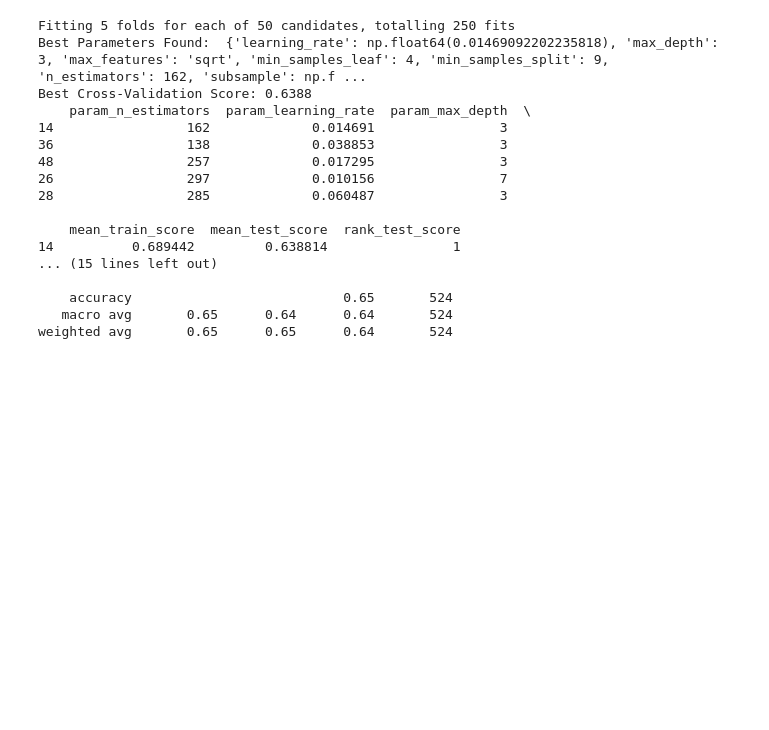
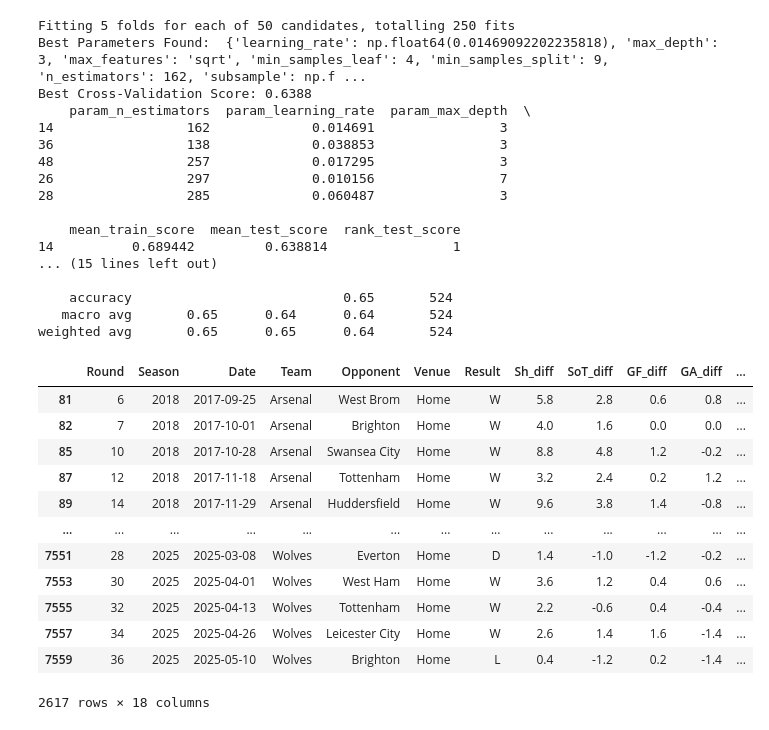
Before and after one commit to thanhbinh911/ML-Project-Football-Prediction, a Jupyter notebook: Training/training.ipynb, the cells around one changed output. Cells and saved outputs as stored; diff of their text form; code cells hidden in the pictures; blank space fills up the shorter version.

```diff
--- a/training.ipynb
+++ b/Training/training.ipynb
@@ -359,7 +359,7 @@ def make_predictions_balanced(data, predictors):
 predictors = ['SoT_diff', 'Poss_diff', 'unbeaten_streak_diff',"GA_diff","GF_diff",'xG_diff', 'xGA_diff',
        'LastSeasonRank', 'PromotedMatchup']
 # %%
-matchesB = matches[["Team","Opponent", "Season", "Venue", "Date", "Result", 'Sh_diff', 'SoT_diff', 'GF_diff', 'GA_diff', 'xG_diff', 'xGA_diff', 'Poss_diff', 'unbeaten_streak_diff',
+matchesB = matches[["Round","Season", "Date", "Team","Opponent", "Venue",  "Result", 'Sh_diff', 'SoT_diff', 'GF_diff', 'GA_diff', 'xG_diff', 'xGA_diff', 'Poss_diff', 'unbeaten_streak_diff',
        'LastSeasonRank', 'PromotedMatchup',"target"]]
 # %%
 matchesB = matchesB[matchesB["Venue"] == "Home"]
@@ -734,3 +732,21 @@ Best Cross-Validation Score: 0.6388
     accuracy                           0.65       524
    macro avg       0.65      0.64      0.64       524
 weighted avg       0.65      0.65      0.64       524
+# %%
+matchesB["Round"] = matchesB["Round"].str.extract(r"(\d+)").astype(int)
+# %%
+matchesB
+# %% [output]
+|  | Round | Season | Date | Team | Opponent | Venue | Result | Sh_diff | SoT_diff | GF_diff | GA_diff | ... |
+| 81 | 6 | 2018 | 2017-09-25 | Arsenal | West Brom | Home | W | 5.8 | 2.8 | 0.6 | 0.8 | ... |
+| 82 | 7 | 2018 | 2017-10-01 | Arsenal | Brighton | Home | W | 4.0 | 1.6 | 0.0 | 0.0 | ... |
+| 85 | 10 | 2018 | 2017-10-28 | Arsenal | Swansea City | Home | W | 8.8 | 4.8 | 1.2 | -0.2 | ... |
+| 87 | 12 | 2018 | 2017-11-18 | Arsenal | Tottenham | Home | W | 3.2 | 2.4 | 0.2 | 1.2 | ... |
+| 89 | 14 | 2018 | 2017-11-29 | Arsenal | Huddersfield | Home | W | 9.6 | 3.8 | 1.4 | -0.8 | ... |
+| ... | ... | ... | ... | ... | ... | ... | ... | ... | ... | ... | ... | ... |
+| 7551 | 28 | 2025 | 2025-03-08 | Wolves | Everton | Home | D | 1.4 | -1.0 | -1.2 | -0.2 | ... |
+| 7553 | 30 | 2025 | 2025-04-01 | Wolves | West Ham | Home | W | 3.6 | 1.2 | 0.4 | 0.6 | ... |
+| 7555 | 32 | 2025 | 2025-04-13 | Wolves | Tottenham | Home | W | 2.2 | -0.6 | 0.4 | -0.4 | ... |
+| 7557 | 34 | 2025 | 2025-04-26 | Wolves | Leicester City | Home | W | 2.6 | 1.4 | 1.6 | -1.4 | ... |
+| 7559 | 36 | 2025 | 2025-05-10 | Wolves | Brighton | Home | L | 0.4 | -1.2 | 0.2 | -1.4 | ... |
+2617 rows × 18 columns
```
Also changed, not shown: parts of 1 cell of this notebook, 7 other files.
